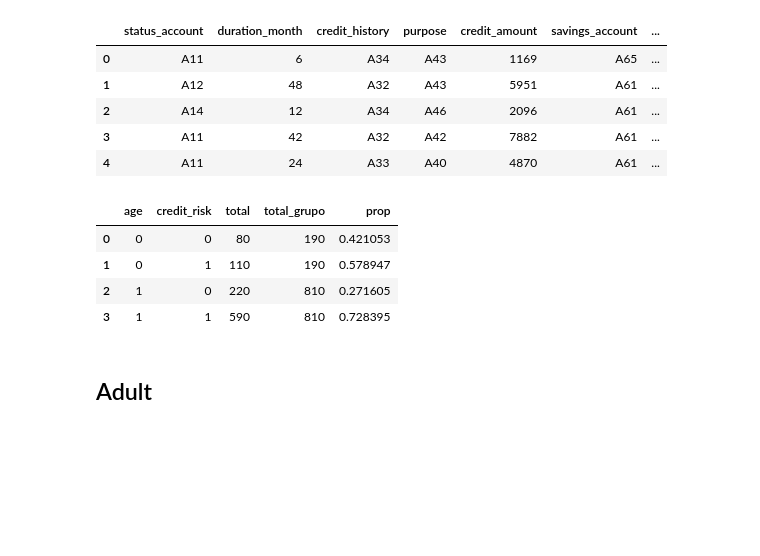
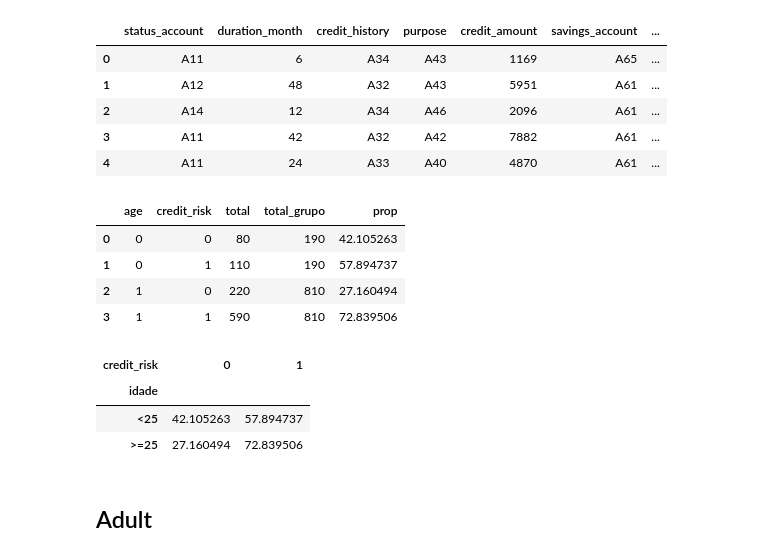
Before and after one commit to cesarojuliana/feature_importance_fairness_pt2, a Jupyter notebook: Análise disparidade entre grupos.ipynb, the cells around one changed output. Saved outputs shown, nothing was run; the diff lists cells and outputs as text; code cells hidden in the pictures; blank space fills up the shorter version.

```diff
--- a/Análise disparidade entre grupos.ipynb
+++ b/Análise disparidade entre grupos.ipynb
@@ -2,11 +2,14 @@
 import pandas as pd
 pd.set_option('display.max_columns', None)
 
-path = '/home/juliana/Documents/mestrado_projetos/colab_mestrado/'
+import matplotlib.pyplot as pl
+%matplotlib inline
+
+path = 'dataset/'
 # %% [markdown]
 ## German
 # %%
-df_original = pd.read_csv(path + 'data/german.data', sep=' ', header=None)
+df_original = pd.read_csv(path + 'german.data', sep=' ', header=None)
 df_original.columns = ['status_account', 'duration_month', 'credit_history', 'purpose',
                        'credit_amount', 'savings_account', 'employment_since', 'installment_rate',
                        'sex', 'other_debtors', 'residence_since', 'property', 'age',
@@ -27,15 +30,24 @@ df_original.head()
 # %%
 df = df_original.groupby(['age', 'credit_risk']).size().reset_index(name='total')
 df_grupo = df_original.groupby(['age']).size().reset_index(name='total_grupo')
 df = pd.merge(df, df_grupo, on='age')
-df['prop'] = df['total'] / df['total_grupo']
+df['prop'] = 100 * (df['total'] / df['total_grupo'])
 df
 # %% [output]
 |  | age | credit_risk | total | total_grupo | prop |
-| 0 | 0 | 0 | 80 | 190 | 0.421053 |
-| 1 | 0 | 1 | 110 | 190 | 0.578947 |
-| 2 | 1 | 0 | 220 | 810 | 0.271605 |
-| 3 | 1 | 1 | 590 | 810 | 0.728395 |
+| 0 | 0 | 0 | 80 | 190 | 42.105263 |
+| 1 | 0 | 1 | 110 | 190 | 57.894737 |
+| 2 | 1 | 0 | 220 | 810 | 27.160494 |
+| 3 | 1 | 1 | 590 | 810 | 72.839506 |
+# %%
+df['idade'] = df['age'].apply(lambda x: '<25' if x== 0 else '>=25')
+df_german = pd.pivot_table(df, index='idade', columns='credit_risk', values='prop')
+df_german
+# %% [output]
+| credit_risk | 0 | 1 |
+| idade |  |  |
+| <25 | 42.105263 | 57.894737 |
+| >=25 | 27.160494 | 72.839506 |
 # %% [markdown]
 ## Adult
 # %%
```
Also changed, not shown: parts of 17 cells of this notebook.
